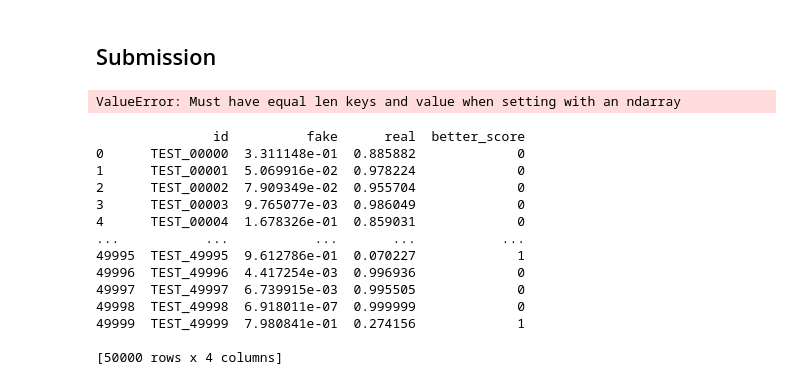
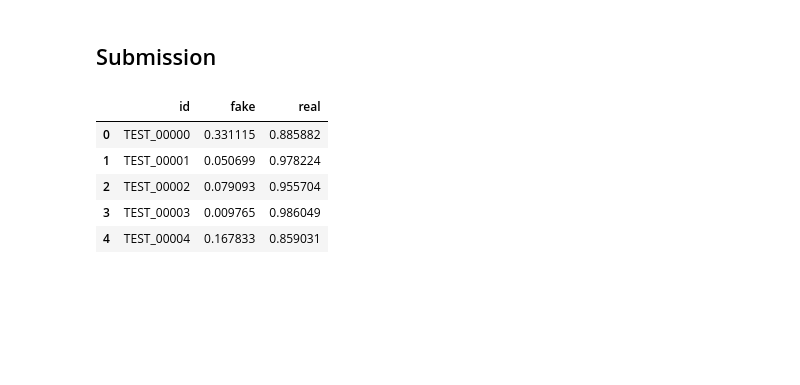
Before and after one commit to kty2001/Dacon, a Jupyter notebook: SW_ty/modify_baseline.ipynb, the cells around one changed output. Drawn from its saved outputs; the diff is of its cells as text; code cells hidden in the pictures; blank space fills up the shorter version.

Commit message:
separate real&fake train

```diff
--- a/SW_ty/modify_baseline.ipynb
+++ b/SW_ty/modify_baseline.ipynb
@@ -248,34 +248,23 @@ NameError: name 'infer_model' is not defined
 ## Submission
 # %%
 submit = pd.read_csv('./submitfile/baseline_submit.csv')
-submit.iloc[:, 1:] = preds
+# submit.iloc[:, 1:] = preds
 submit.head()
 # %% [output]
-ValueError: Must have equal len keys and value when setting with an ndarray
+|  | id | fake | real |
+| 0 | TEST_00000 | 0.331115 | 0.885882 |
+| 1 | TEST_00001 | 0.050699 | 0.978224 |
+| 2 | TEST_00002 | 0.079093 | 0.955704 |
+| 3 | TEST_00003 | 0.009765 | 0.986049 |
+| 4 | TEST_00004 | 0.167833 | 0.859031 |
 # %%
-def compare_scores(row):
-    if row['fake'] >= row['real']:
-        return 1
-    else:
-        return 0
-
-submit['better_score'] = submit.apply(compare_scores, axis=1)
-
-# 결과 출력
-print(submit)
+for i in range(len(submit)):
+    if submit['fake'][i] >= 0.7:
+        submit.loc[i, 'fake'] = 1
+    elif submit['fake'][i] <= 0.3:
+        submit.loc[i, 'fake'] = 0
+    if submit['real'][i] >= 0.7:
+        submit.loc[i, 'real'] = 1
+    elif submit['real'][i] <= 0.3:
+        submit.loc[i, 'real'] = 0
-# %% [output]
-               id          fake      real  better_score
-0      TEST_00000  3.311148e-01  0.885882             0
-1      TEST_00001  5.069916e-02  0.978224             0
-2      TEST_00002  7.909349e-02  0.955704             0
-3      TEST_00003  9.765077e-03  0.986049             0
-4      TEST_00004  1.678326e-01  0.859031             0
-...           ...           ...       ...           ...
-49995  TEST_49995  9.612786e-01  0.070227             1
-49996  TEST_49996  4.417254e-03  0.996936             0
-49997  TEST_49997  6.739915e-03  0.995505             0
-49998  TEST_49998  6.918011e-07  0.999999             0
-49999  TEST_49999  7.980841e-01  0.274156             1
-
-[50000 rows x 4 columns]
 # %%
```
Also changed, not shown: parts of 1 cell of this notebook, 12 other files.
